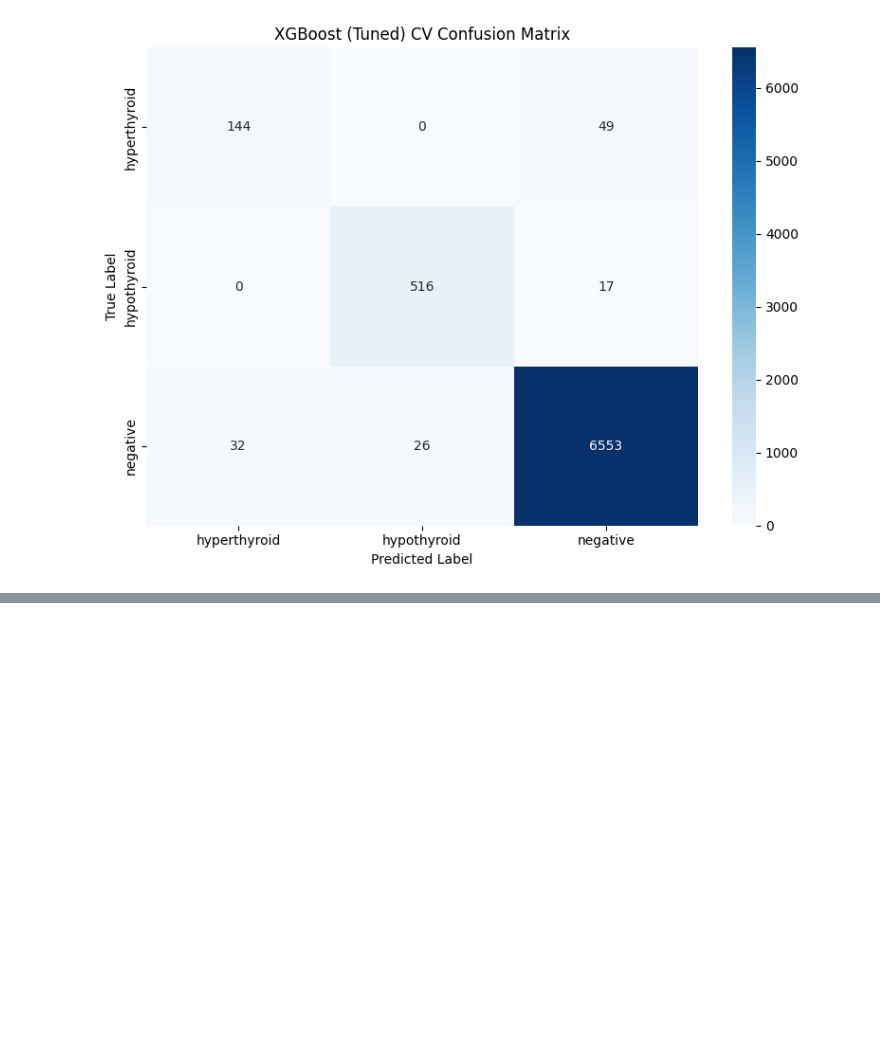
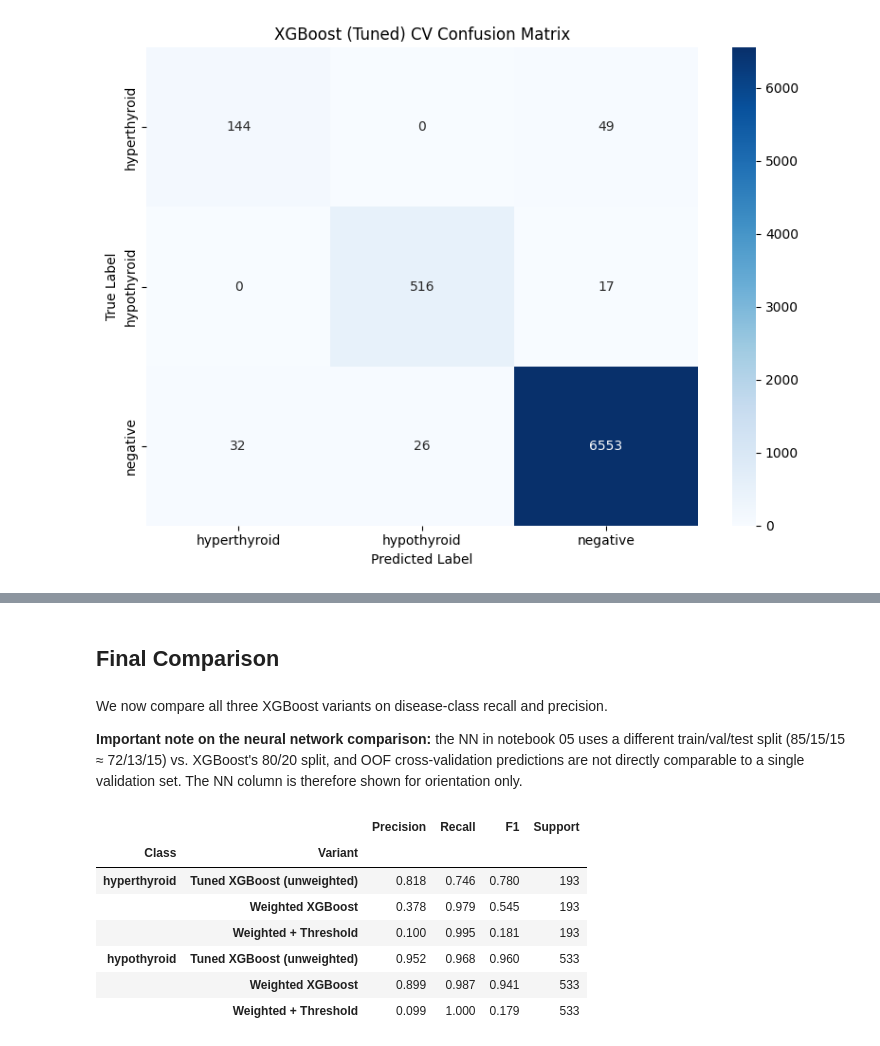
Before and after one commit to avidaldo/thyroid, a Jupyter notebook: 04_xgboost.ipynb, the cells around one changed output, grey strips where cells are left out. Cells and saved outputs as stored; diff of their text form; code cells hidden in the pictures; blank space fills up the shorter version.

```diff
--- a/04_xgboost.ipynb
+++ b/04_xgboost.ipynb
@@ -197,0 +307,8 @@ plt.show()
+# %%
+# Out-of-fold probabilities from the best weighted model
+# Each sample's probability is predicted by a model that never saw it during training
+y_proba_oof = cross_val_predict(
+    best_xgb_weighted, X_train, y_train_encoded, cv=5,
+    method='predict_proba', n_jobs=-1,
+    params={'classifier__sample_weight': sample_weights}
+)
@@ -197,0 +363,9 @@ plt.show()
+# %%
+y_pred_threshold = predict_with_threshold(y_proba_oof, best_threshold)
+
+print(f"Weighted XGBoost + Threshold (t={best_threshold:.2f}) - Classification Report:")
+print(classification_report(
+    y_train_encoded, y_pred_threshold,
+    target_names=label_encoder.classes_,
+    zero_division=0
+))
@@ -197,0 +383,41 @@ plt.show()
+# %% [markdown]
+## Final Comparison
+# %% [markdown]
+We now compare all three XGBoost variants on disease-class recall and precision.
+
+**Important note on the neural network comparison:** the NN in notebook 05 uses a different train/val/test split (85/15/15 ≈ 72/13/15) vs. XGBoost's 80/20 split, and OOF cross-validation predictions are not directly comparable to a single validation set. The NN column is therefore shown for orientation only.
+# %%
+import pandas as pd
+from sklearn.metrics import classification_report as cr_fn
+
+cr_unweighted = cr_fn(y_train_encoded, y_pred_cv, target_names=label_encoder.classes_, zero_division=0, output_dict=True)
+cr_weighted = cr_fn(y_train_encoded, y_pred_weighted, target_names=label_encoder.classes_, zero_division=0, output_dict=True)
+cr_threshold = cr_fn(y_train_encoded, y_pred_threshold, target_names=label_encoder.classes_, zero_division=0, output_dict=True)
+
+rows = []
+for label in ['hyperthyroid', 'hypothyroid']:
+    for variant, cr in [
+        ('Tuned XGBoost (unweighted)', cr_unweighted),
+        ('Weighted XGBoost', cr_weighted),
+        ('Weighted + Threshold', cr_threshold),
+    ]:
+        rows.append({
+            'Class': label,
+            'Variant': variant,
+            'Precision': f"{cr[label]['precision']:.3f}",
+            'Recall': f"{cr[label]['recall']:.3f}",
+            'F1': f"{cr[label]['f1-score']:.3f}",
+            'Support': int(cr[label]['support']),
+        })
+
+comparison_df = pd.DataFrame(rows).set_index(['Class', 'Variant'])
+display(comparison_df)
+# %% [output]
+|  |  | Precision | Recall | F1 | Support |
+| Class | Variant |  |  |  |  |
+| hyperthyroid | Tuned XGBoost (unweighted) | 0.818 | 0.746 | 0.780 | 193 |
+|  | Weighted XGBoost | 0.378 | 0.979 | 0.545 | 193 |
+|  | Weighted + Threshold | 0.100 | 0.995 | 0.181 | 193 |
+| hypothyroid | Tuned XGBoost (unweighted) | 0.952 | 0.968 | 0.960 | 533 |
+|  | Weighted XGBoost | 0.899 | 0.987 | 0.941 | 533 |
+|  | Weighted + Threshold | 0.099 | 1.000 | 0.179 | 533 |
```
Also changed, not shown: parts of 15 cells of this notebook, 1 other file.
